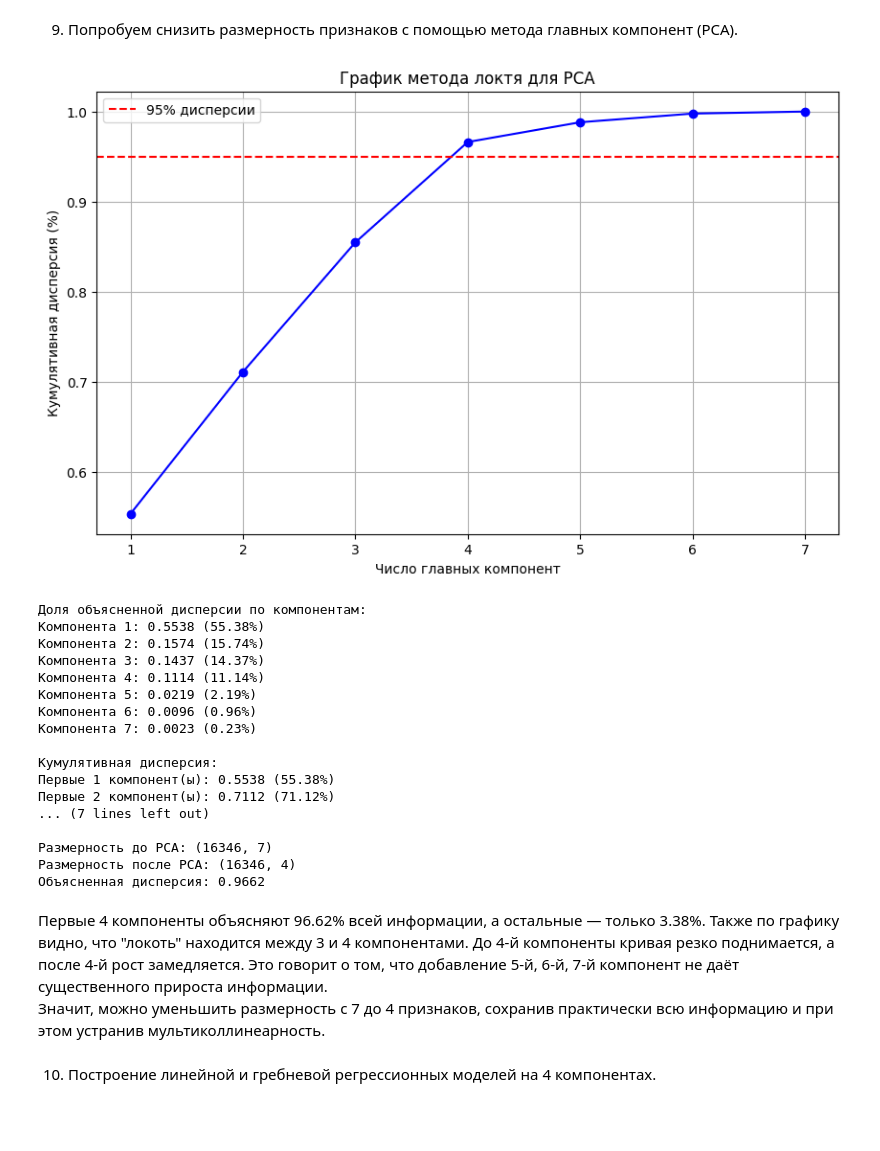
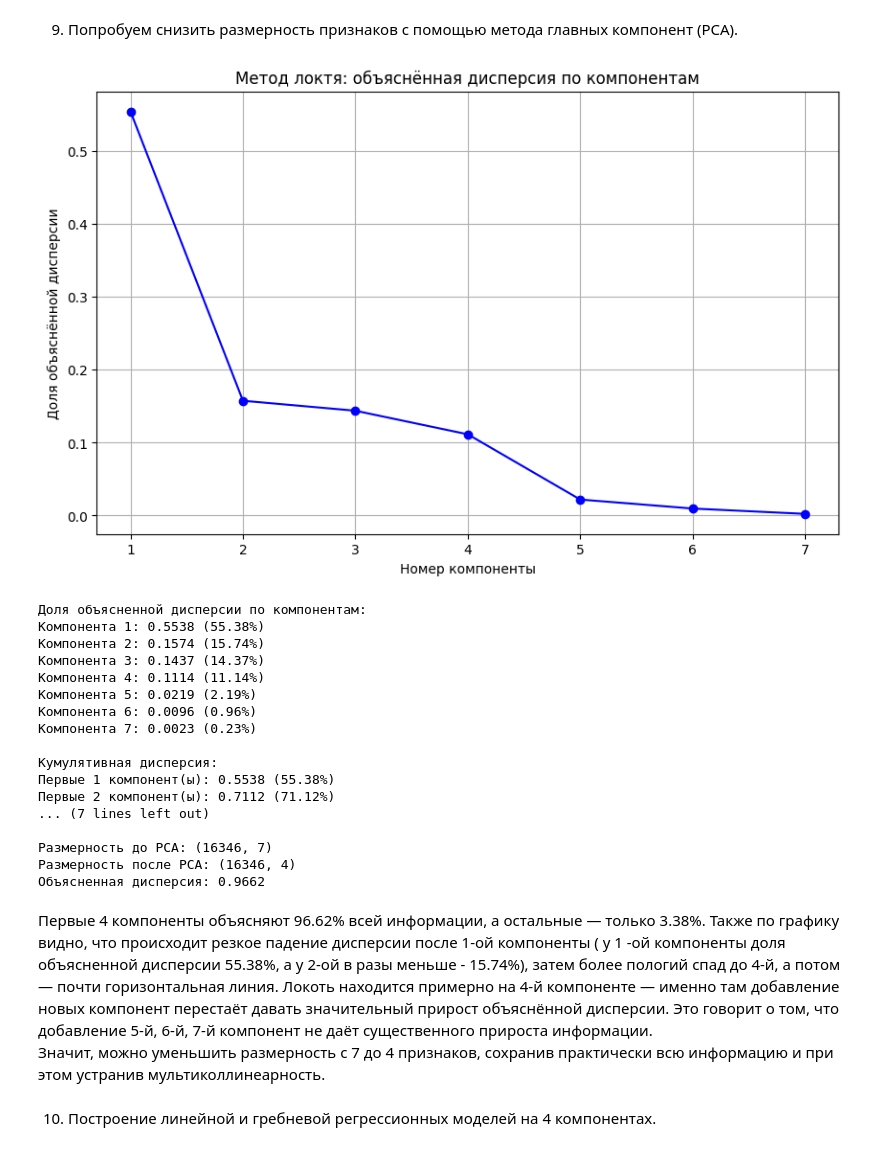
Before and after one commit to DaryaBorovinskaya/ML_lab1, a Jupyter notebook: lab1.ipynb, the cells around one changed output. Cells and saved outputs as stored; diff of their text form; code cells hidden in the pictures; blank space fills up the shorter version.

Commit message:
Исправлен график метода локтя

```diff
--- a/lab1.ipynb
+++ b/lab1.ipynb
@@ -520,41 +493,39 @@ from sklearn.decomposition import PCA
 
 
 pca_full = PCA()
 pca_full.fit(X_train_scaled)
 
+explained_variance = pca_full.explained_variance_ratio_
 
 plt.figure(figsize=(10, 6))
-plt.plot(range(1, len(pca_full.explained_variance_ratio_) + 1),
-         np.cumsum(pca_full.explained_variance_ratio_), 'bo-')
-plt.xlabel('Число главных компонент')
-plt.ylabel('Кумулятивная дисперсия (%)')
-plt.title('График метода локтя для PCA')
+plt.plot(range(1, len(explained_variance) + 1), explained_variance, marker='o', linestyle='-', color='b')
+plt.xlabel('Номер компоненты')
+plt.ylabel('Доля объяснённой дисперсии')
+plt.title('Метод локтя: объяснённая дисперсия по компонентам')
 plt.grid(True)
-plt.axhline(y=0.95, color='r', linestyle='--', label='95% дисперсии')
-plt.legend()
 plt.show()
 
 print("Доля объясненной дисперсии по компонентам:")
 for i, ratio in enumerate(pca_full.explained_variance_ratio_):
     print(f"Компонента {i+1}: {ratio:.4f} ({ratio*100:.2f}%)")
 
 print(f"\nКумулятивная дисперсия:")
 cumsum_var = np.cumsum(pca_full.explained_variance_ratio_)
 for i, cum_var in enumerate(cumsum_var):
     print(f"Первые {i+1} компонент(ы): {cum_var:.4f} ({cum_var*100:.2f}%)")
 
 n_components = np.argmax(cumsum_var >= 0.95) + 1
 print(f"\nОптимальное число компонент для объяснения 95% дисперсии: {n_components}")
 
 pca = PCA(n_components=n_components)
 X_train_pca = pca.fit_transform(X_train_scaled)
 X_test_pca = pca.transform(X_test_scaled)
 
 print(f"\nРазмерность до PCA: {X_train_scaled.shape}")
 print(f"Размерность после PCA: {X_train_pca.shape}")
 print(f"Объясненная дисперсия: {sum(pca.explained_variance_ratio_):.4f}")
 # %% [output]
-[figure, old version]
+[figure, new version]
 Доля объясненной дисперсии по компонентам:
 Компонента 1: 0.5538 (55.38%)
 Компонента 2: 0.1574 (15.74%)
@@ -573,7 +544,7 @@ print(f"Объясненная дисперсия: {sum(pca.explained_variance_r
 Размерность после PCA: (16346, 4)
 Объясненная дисперсия: 0.9662
 # %% [markdown]
-Первые 4 компоненты объясняют 96.62% всей информации, а остальные — только 3.38%. Также по графику видно, что "локоть" находится между 3 и 4 компонентами. До 4-й компоненты кривая резко поднимается, а после 4-й рост замедляется. Это говорит о том, что добавление 5-й, 6-й, 7-й компонент не даёт существенного прироста информации. <br>Значит, можно уменьшить размерность с 7 до 4 признаков, сохранив практически всю информацию и при этом устранив мультиколлинеарность.
+Первые 4 компоненты объясняют 96.62% всей информации, а остальные — только 3.38%. Также по графику видно, что происходит резкое падение дисперсии после 1-ой компоненты ( у 1 -ой компоненты доля объясненной дисперсии 55.38%, а у 2-ой в разы меньше - 15.74%), затем более пологий спад до 4-й, а потом — почти горизонтальная линия. Локоть находится примерно на 4-й компоненте — именно там добавление новых компонент перестаёт давать значительный прирост объяснённой дисперсии. Это говорит о том, что добавление 5-й, 6-й, 7-й компонент не даёт существенного прироста информации. <br>Значит, можно уменьшить размерность с 7 до 4 признаков, сохранив практически всю информацию и при этом устранив мультиколлинеарность.
 # %% [markdown]
 10. Построение линейной и гребневой регрессионных моделей на 4 компонентах.
 # %%
```
Also changed, not shown: parts of 5 cells of this notebook.
